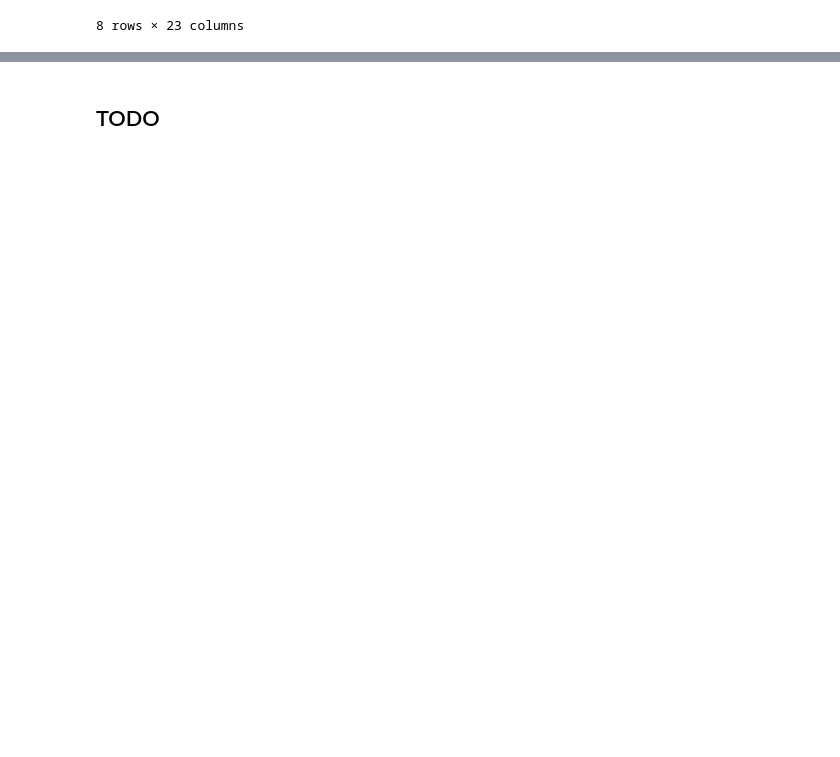
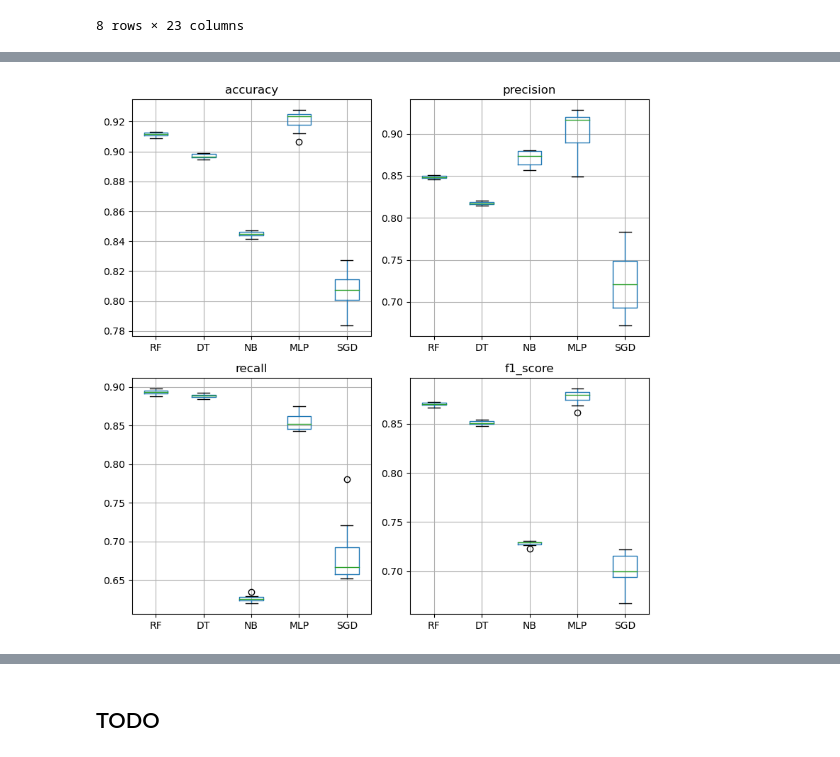
Before and after one commit to Metalcape/url-classifier, a Jupyter notebook: url-classifier.ipynb, the cells around one changed output, grey strips where cells are left out. Drawn from its saved outputs; the diff is of its cells as text; code cells hidden in the pictures; blank space fills up the shorter version.

```diff
--- a/url-classifier.ipynb
+++ b/url-classifier.ipynb
@@ -749,11 +504,0 @@ score_time      1.0
-# %%
-pipe = Pipeline([('sample', RandomUnderSampler(random_state=42)), ('clf', GaussianNB())])
-NB_cross = cross_validate(pipe, train_x, train_Y, scoring={
-                                                        'precision': make_scorer(precision_score, pos_label='malicious'),
-                                                        'recall': make_scorer(recall_score, pos_label='malicious'),
-                                                        'f1_score': make_scorer(f1_score, pos_label='malicious'),
-                                                        'accuracy': make_scorer(accuracy_score)},
-                        return_estimator=True,
-                        cv = skf,
-                        n_jobs=-1)
-print_metrics(NB_cross)
@@ -848,0 +581,27 @@ wilcoxon_test['f_score']
+# %%
+from imblearn.under_sampling import RandomUnderSampler
+from imblearn.pipeline import Pipeline
+
+us_SGD_pipe = Pipeline([('sample', RandomUnderSampler(random_state=42)), ('norm', StandardScaler()), ('rbf', RBFSampler()), ('clf', SGDClassifier())])
+us_MLP_pipe = Pipeline([('sample', RandomUnderSampler(random_state=42)), ('norm', StandardScaler()), ('clf', MLPClassifier())])
+us_NB_pipe = Pipeline([('sample', RandomUnderSampler(random_state=42)), ('clf', GaussianNB())])
+us_DT_pipe = Pipeline([('sample', RandomUnderSampler(random_state=42)), ('clf', DecisionTreeClassifier())])
+us_RF_pipe = Pipeline([('sample', RandomUnderSampler(random_state=42)), ('clf', RandomForestClassifier())])
+
+us_pipes = [us_RF_pipe, us_DT_pipe, us_NB_pipe, us_MLP_pipe, us_SGD_pipe]
+us_cross = dict()
+
+for pipe, l in zip(us_pipes, labels):
+    us_cross[l] = cross_validate(pipe, train_x, train_Y, scoring={
+                                                    'precision': make_scorer(precision_score, pos_label='malicious'),
+                                                    'recall': make_scorer(recall_score, pos_label='malicious'),
+                                                    'f1_score': make_scorer(f1_score, pos_label='malicious'),
+                                                    'accuracy': make_scorer(accuracy_score)},
+                                return_estimator=True,
+                                cv = skf,
+                                n_jobs=-1)
+# %%
+for l in labels:
+    print(f'{l}')
+    print_metrics(us_cross[l])
+    print()
@@ -848,0 +626,9 @@ wilcoxon_test['f_score']
+# %%
+us_metrics = dict()
+
+for n in names:
+    us_metrics[n] = pd.DataFrame({l:us_cross[l]['test_' + n] for l in labels})
+
+plot_metrics(us_metrics)
+# %% [output]
+[figure, added]
```
Also changed, not shown: parts of 51 cells of this notebook.
